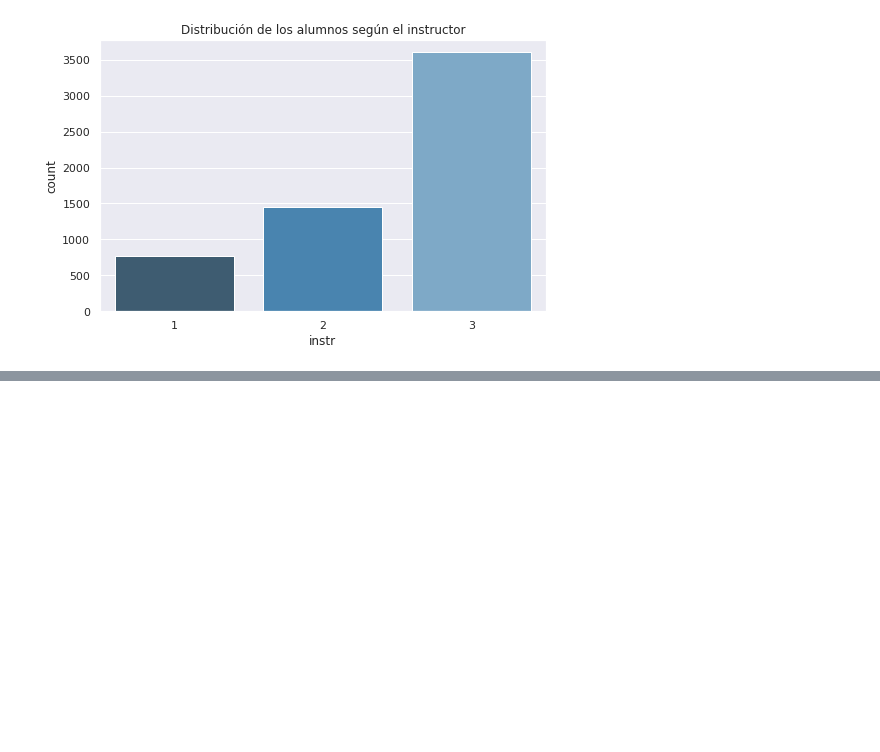
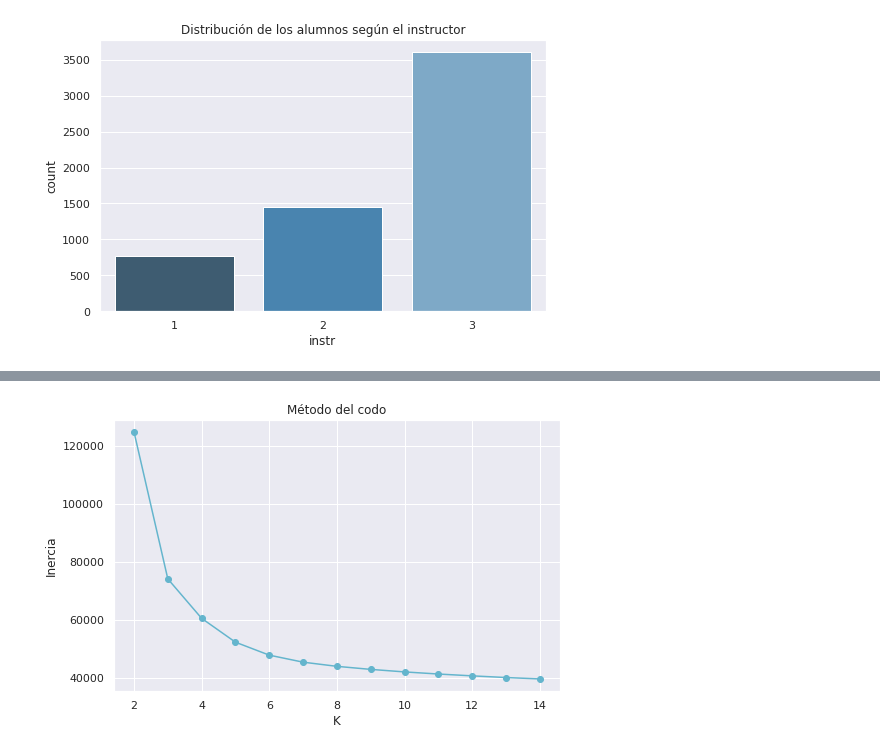
Before and after one commit to SarahLares/Clustering_on_Survery, a Jupyter notebook: Tarea_3_Clustering.ipynb, the cells around one changed output, grey strips where cells are left out. Cells and saved outputs as stored; diff of their text form; code cells hidden in the pictures; blank space fills up the shorter version.

```diff
--- a/Tarea_3_Clustering.ipynb
+++ b/Tarea_3_Clustering.ipynb
@@ -69,0 +163,3 @@ plt.show()
+# %%
+X = np.array(df.iloc[:,5:])
+X[15:25]
@@ -69,0 +191,11 @@ plt.show()
+# %%
+dis = []
+sil = []
+
+for i in range(2,15):
+  print(i)
+  model = KMeans(n_clusters= i, random_state=2)
+  model.fit(X)
+  dis.append(model.inertia_)
+
+  sil.append(silhouette_score(X, model.fit_predict(X)))
@@ -69,0 +216,9 @@ plt.show()
+# %%
+plt.figure(figsize=(8,5))
+plt.plot(np.linspace(2,14,13),dis,'co-')
+plt.xlabel ('K')
+plt.ylabel ('Inercia')
+plt.title('Método del codo')
+plt.show()
+# %% [output]
+[figure, added]
```
Also changed, not shown: parts of 20 cells of this notebook.
